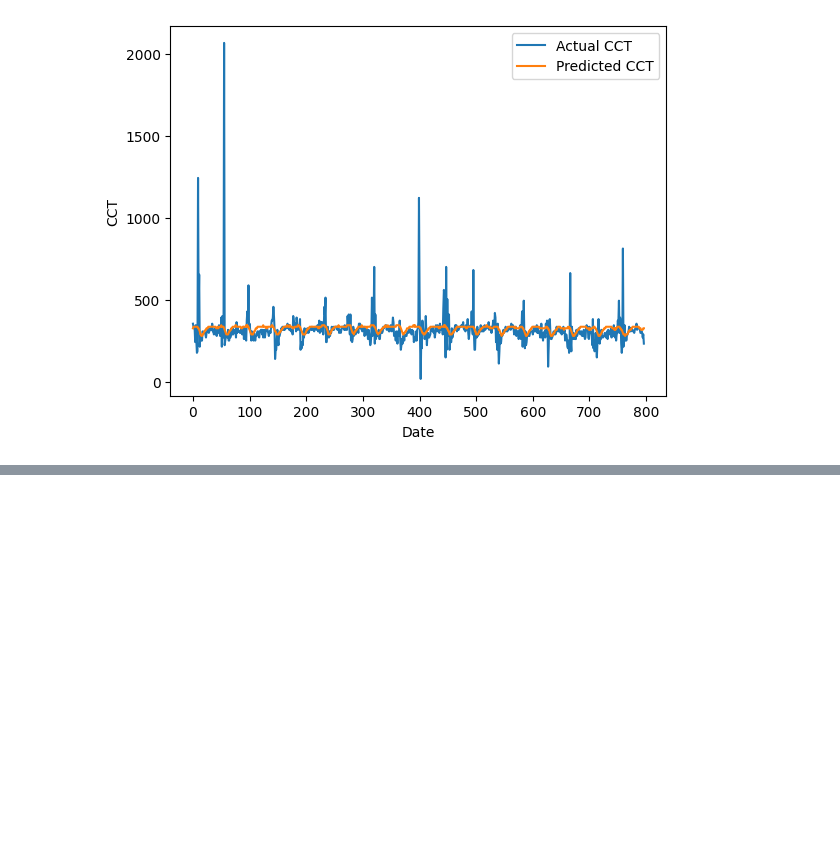
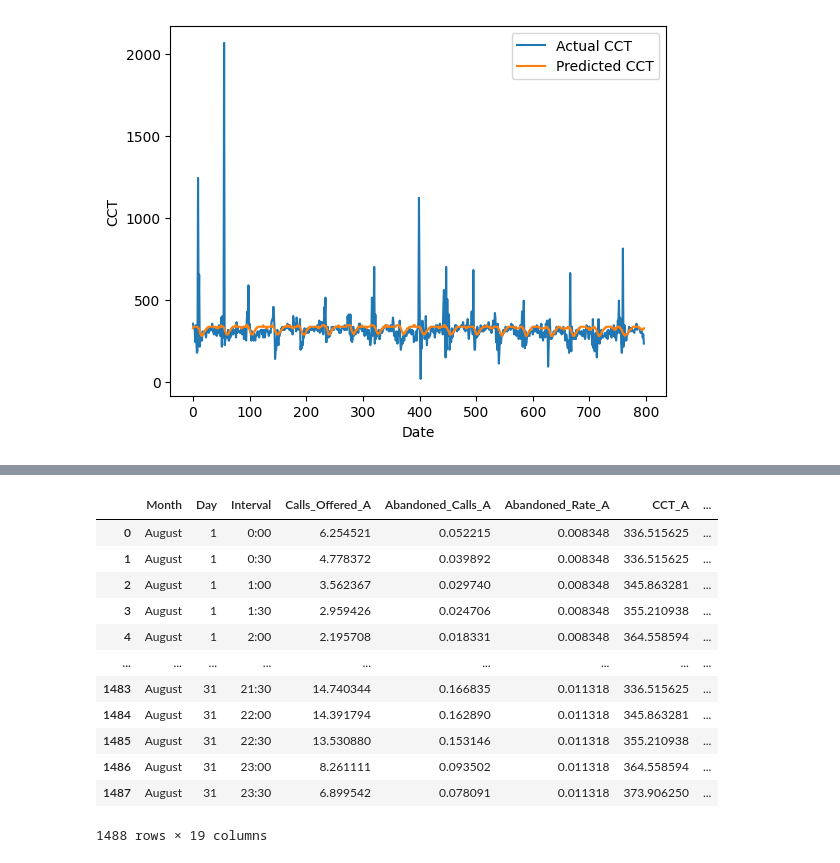
Before and after one commit to eeen17/jems, a Jupyter notebook: model.ipynb, the cells around one changed output, grey strips where cells are left out. Cells and saved outputs as stored; diff of their text form; code cells hidden in the pictures; blank space fills up the shorter version.

```diff
--- a/model.ipynb
+++ b/model.ipynb
@@ -461,0 +564,18 @@ plt.show()
+# %%
+for i, center in enumerate(("A", "B", "C", "D")):
+    forecast_df[f"CCT_{center}"] = august_preds[i]
+forecast_df
+# %% [output]
+|  | Month | Day | Interval | Calls_Offered_A | Abandoned_Calls_A | Abandoned_Rate_A | CCT_A | ... |
+| 0 | August | 1 | 0:00 | 6.254521 | 0.052215 | 0.008348 | 336.515625 | ... |
+| 1 | August | 1 | 0:30 | 4.778372 | 0.039892 | 0.008348 | 336.515625 | ... |
+| 2 | August | 1 | 1:00 | 3.562367 | 0.029740 | 0.008348 | 345.863281 | ... |
+| 3 | August | 1 | 1:30 | 2.959426 | 0.024706 | 0.008348 | 355.210938 | ... |
+| 4 | August | 1 | 2:00 | 2.195708 | 0.018331 | 0.008348 | 364.558594 | ... |
+| ... | ... | ... | ... | ... | ... | ... | ... | ... |
+| 1483 | August | 31 | 21:30 | 14.740344 | 0.166835 | 0.011318 | 336.515625 | ... |
+| 1484 | August | 31 | 22:00 | 14.391794 | 0.162890 | 0.011318 | 345.863281 | ... |
+| 1485 | August | 31 | 22:30 | 13.530880 | 0.153146 | 0.011318 | 355.210938 | ... |
+| 1486 | August | 31 | 23:00 | 8.261111 | 0.093502 | 0.011318 | 364.558594 | ... |
+| 1487 | August | 31 | 23:30 | 6.899542 | 0.078091 | 0.011318 | 373.906250 | ... |
+1488 rows × 19 columns
```
Also changed, not shown: parts of 4 cells of this notebook, 4 other files.
